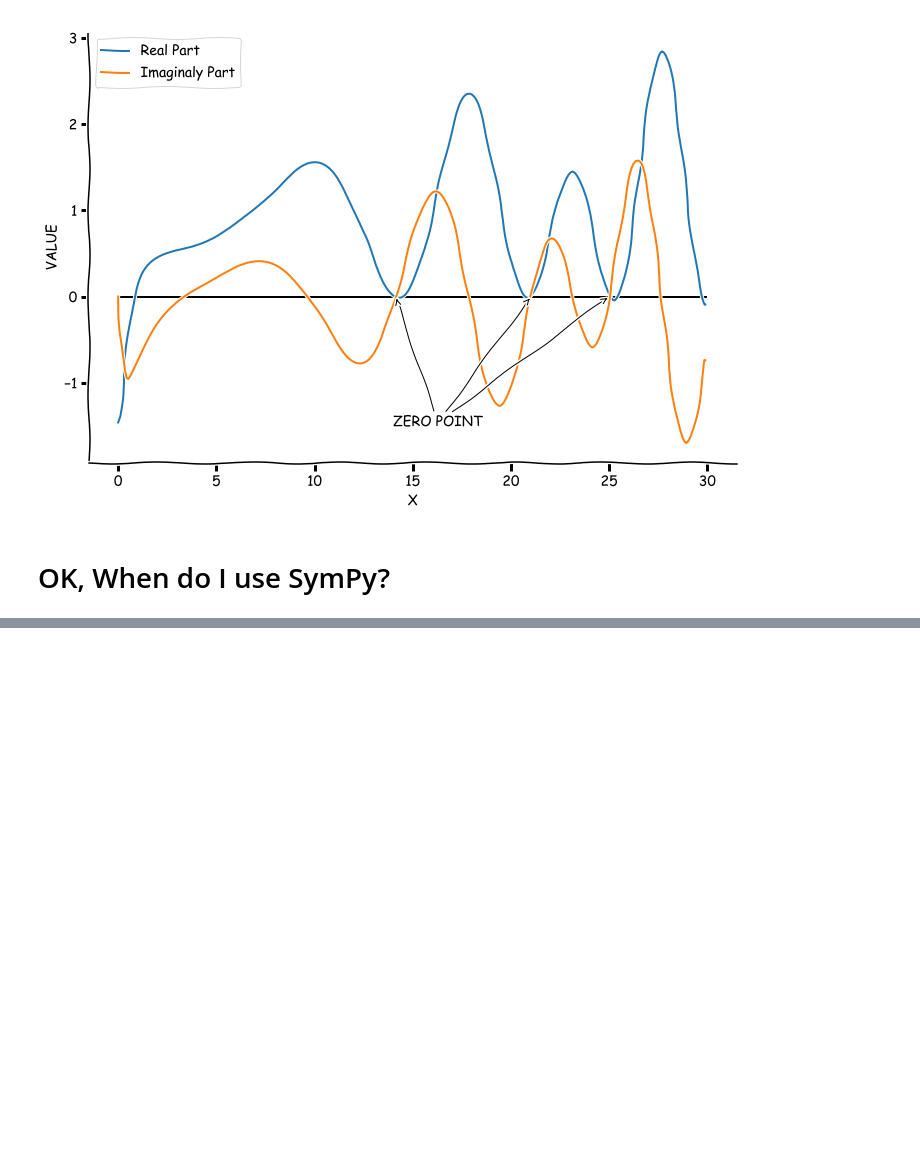
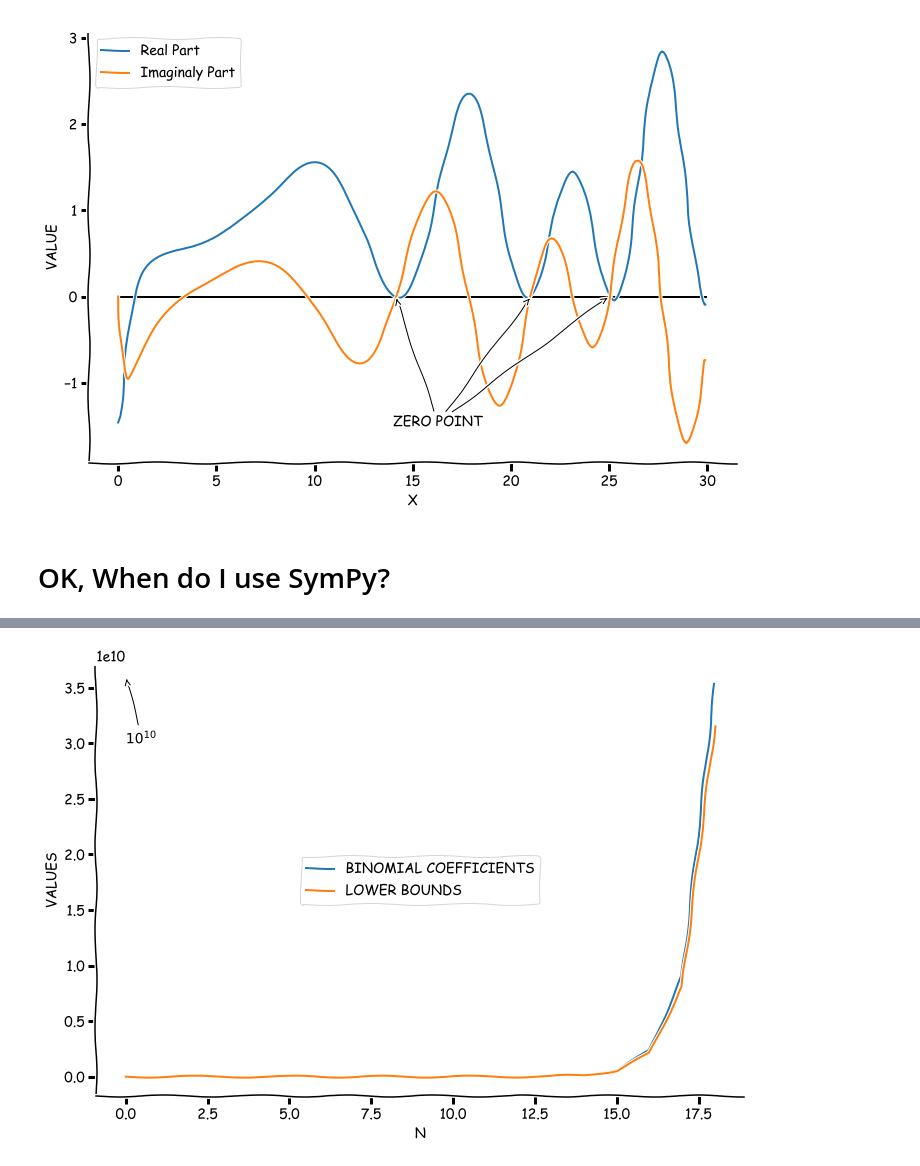
Before and after one commit to HayaoSuzuki/pyconjp2018, a Jupyter notebook: 180918slide_revised.ipynb, the cells around one changed output, grey strips where cells are left out. Drawn from its saved outputs; the diff is of its cells as text; code cells hidden in the pictures; blank space fills up the shorter version.

```diff
--- a/180918slide_revised.ipynb
+++ b/180918slide_revised.ipynb
@@ -564,0 +610,23 @@ with plt.xkcd():
+# %%
+import math
+from sympy import binomial
+
+N = 20
+
+binomials = [binomial(2*n, n) for n in range(1, N)]
+lowers = [(4**n) / (2 * math.sqrt(n)) for n in range(1, N)]
+
+with plt.xkcd():
+    fig = plt.figure()
+    ax = fig.add_axes((0, 0, 1.5, 1.5))
+    ax.spines['right'].set_color('none')
+    ax.spines['top'].set_color('none')
+    plt.plot(binomials, label="Binomial Coefficients".upper())
+    plt.plot(lowers, label="Lower Bounds".upper())
+    plt.legend(loc='center')
+    plt.annotate(r'$10^{10}$', xy=(0, 3.6*10**10), arrowprops=dict(arrowstyle='->'), xytext=(0, 3*10**10))
+
+    plt.xlabel('N')
+    plt.ylabel('values'.upper())
+# %% [output]
+[figure, added]
```
Also changed, not shown: parts of 11 cells of this notebook.
